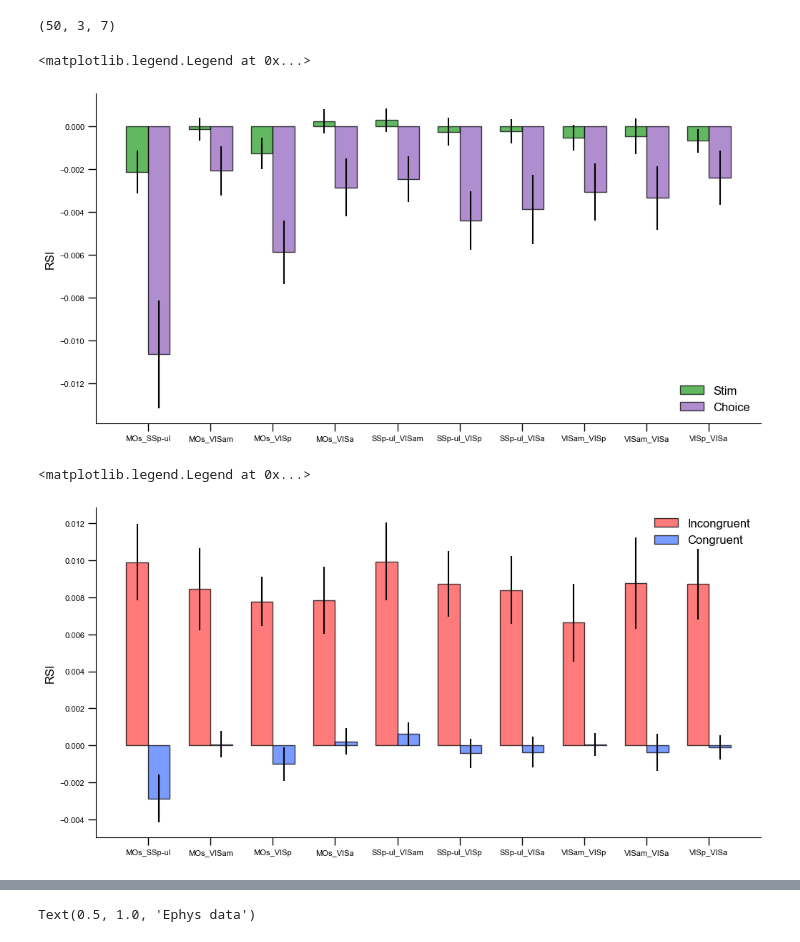
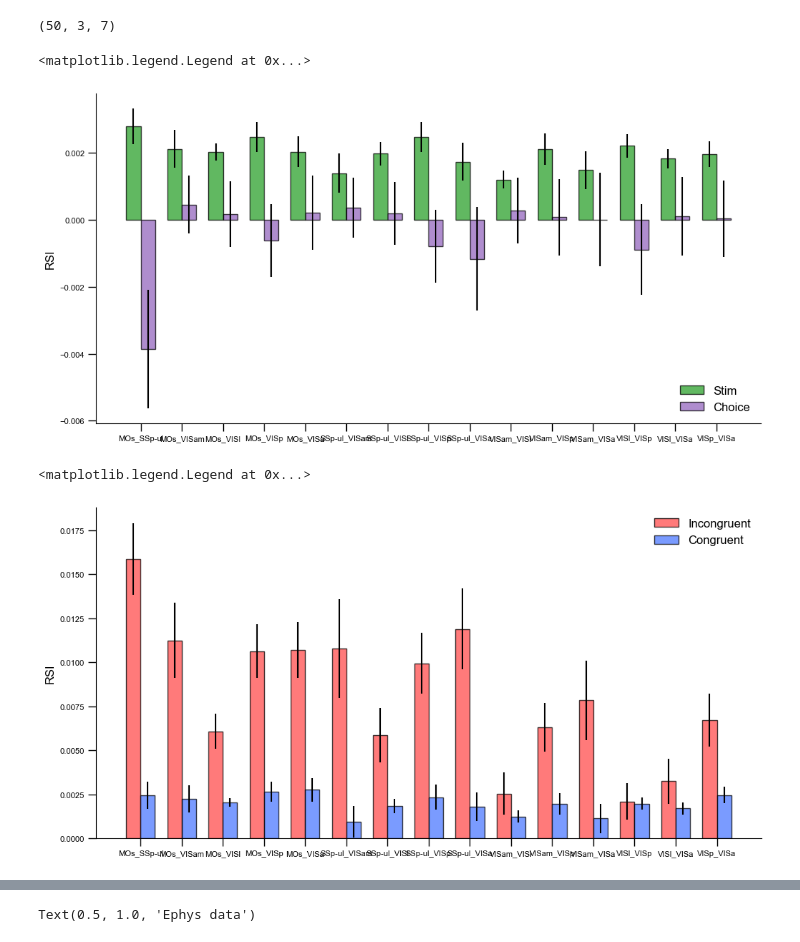
Before and after one commit to debottamKundu/ibl-partial-info-decomp, a Jupyter notebook: notebooks/multiregiondecoders.ipynb, the cells around one changed output, grey strips where cells are left out. Cells and saved outputs as stored; diff of their text form; code cells hidden in the pictures.

```diff
--- a/notebooks/multiregiondecoders.ipynb
+++ b/notebooks/multiregiondecoders.ipynb
@@ -82,7 +93,7 @@ def null_accuracies_for_wifi(files):
                     print(f"{frame}, {k}, {files[file_idx]}")
     return null_means, null_stds
 # %%
-files_stim = np.sort(glob("../data/generated/wfi_decoders/stim/equispaced3_pairs/*.pkl"))
-files_choice = np.sort(glob("../data/generated/wfi_decoders/choice/equispaced3_pairs/*.pkl"))
+files_stim = np.sort(glob("../data/generated/wfi_decoders/stim/equi_3/*.pkl"))
+files_choice = np.sort(glob("../data/generated/wfi_decoders/choice/equi_3/*.pkl"))
 files_stim_null = np.sort(glob("../data/generated/wfi_decoders/stim/null/*.pkl"))
 files_choice_null = np.sort(glob("../data/generated/wfi_decoders/choice/null/*.pkl"))
@@ -353,40 +386,40 @@ ax.bar(
     width=0.35,
     label="Choice",
 )
-ax.set_xticks(np.arange(10), names)
+ax.set_xticks(np.arange(15), names)
 ax.set_ylabel("RSI")
 ax.legend(loc="lower right", frameon=False)
 # %% [output]
 <matplotlib.legend.Legend at 0x...>
-[figure, old version]
+[figure, new version]
 # %%
 fig, ax = plt.subplots(figsize=(12, 6))
 ax.bar(
     np.arange(rsi_inc_anima_stim.shape[1]) - 0.35 / 2,
     np.mean(rsi_inc_anima_stim, axis=0),
     yerr=np.std(rsi_inc_anima_stim, axis=0) / np.sqrt(rsi_inc_anima_stim.shape[0]),
     edgecolor="k",
     color="#FF4D4D",
     alpha=0.75,
     width=0.35,
     label="Incongruent",
 )
 ax.bar(
     np.arange(rsi_c_anima_stim.shape[1]) + 0.35 / 2,
     np.mean(rsi_c_anima_stim, axis=0),
     yerr=np.std(rsi_c_anima_stim, axis=0) / np.sqrt(rsi_c_anima_stim.shape[0]),
     edgecolor="k",
     color="#4D79FF",
     alpha=0.75,
     width=0.35,
     label="Congruent",
 )
-ax.set_xticks(np.arange(10), names)
+ax.set_xticks(np.arange(rsi_inc_anima_stim.shape[1]), names)
 ax.set_ylabel("RSI")
 ax.legend(loc="best", frameon=False)
 # %% [output]
 <matplotlib.legend.Legend at 0x...>
-[figure, old version]
+[figure, new version]
 # %%
 fig, ax = plt.subplots(figsize=(12, 6))
 ax.bar(
```
Also changed, not shown: parts of 17 cells of this notebook, 7 other files.
